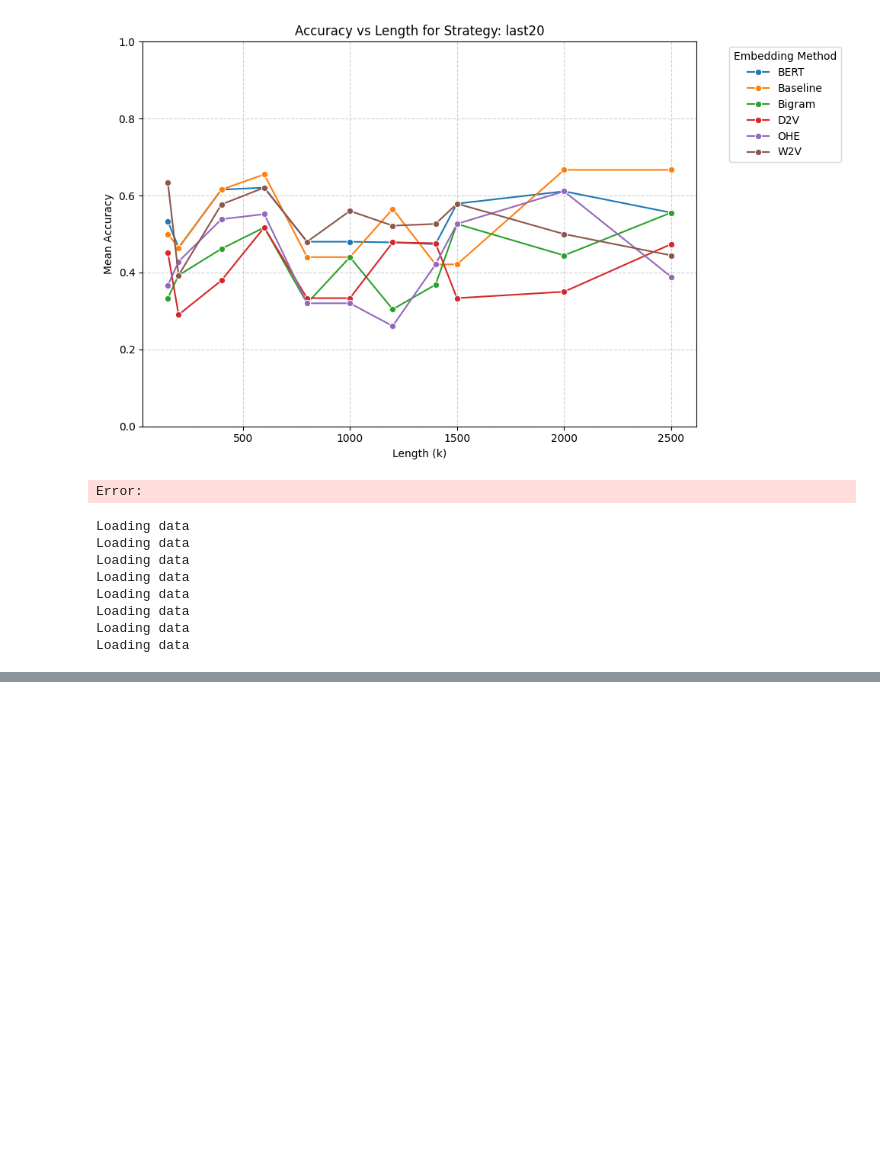
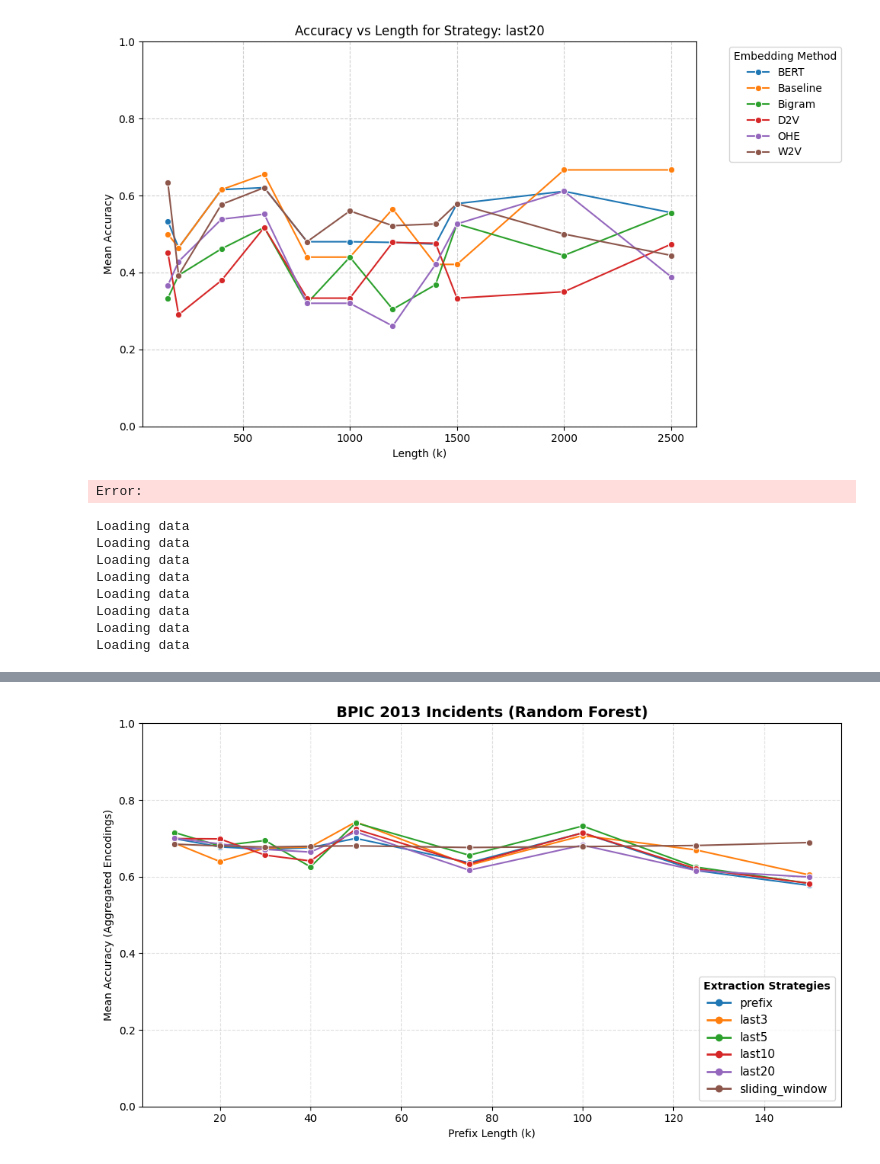
Before and after one commit to GijsCK/Resource-Centric-NAP, a Jupyter notebook: data_analysis.ipynb, the cells around one changed output, grey strips where cells are left out. Saved outputs shown, nothing was run; the diff lists cells and outputs as text; code cells hidden in the pictures; blank space fills up the shorter version.

```diff
--- a/data_analysis.ipynb
+++ b/data_analysis.ipynb
@@ -498,58 +486,58 @@ plt.show()
 # %%
 import pandas as pd
 import matplotlib.pyplot as plt
 import seaborn as sns
+from matplotlib.lines import Line2D
 
-# 1. Setup
-# Assuming dfs and df_names are already defined as in previous steps
-encodings = ['Baseline', 'OHE', 'Bigram', 'W2V', 'D2V', 'BERT', 'ACF']
-all_data = []
+# 1. Configuration
+strategy_order = ['prefix', 'last3', 'last5', 'last10', 'last20', 'sliding_window']
+strategy_colors = sns.color_palette("tab10", len(strategy_order))
+strat_color_map = dict(zip(strategy_order, strategy_colors))
 
-for i, df in enumerate(dfs):
-    # Standardize data
-    df['accuracy'] = df['accuracy'].apply(lambda x: x/1000 if x > 1 else x)
-    df_filtered = df[df['method'].isin(encodings)].copy()
+# 2. Setup single figure
+fig, ax = plt.subplots(figsize=(10, 6))
 
-    # Aggregate Mean Accuracy and Mean Grid Search Time per encoding
-    stats = df_filtered.groupby('method', observed=False).agg({
-        'accuracy': 'mean',
-        'grid_search_time': 'mean'
-    }).reset_index()
+df_plot = df1rf.copy()
+df_plot['accuracy'] = df_plot['accuracy'].apply(lambda x: x/1000 if x > 1 else x)
 
-    stats['Dataset'] = df_names[i]
-    all_data.append(stats)
+df_filtered = df_plot[df_plot['strategy'].isin(strategy_order)]
+plot_data = df_filtered.groupby(['length_or_k', 'strategy'])['accuracy'].mean().reset_index()
 
-# Combine everything
-df_plot = pd.concat(all_data)
-
-# 2. Plotting
-plt.figure(figsize=(12, 7))
-sns.set_style("whitegrid")
-
-# Create the scatter plot
-# We use 'hue' for the encoding method and 'style' or 'size' for the Dataset
-scatter = sns.scatterplot(
-    data=df_plot,
-    x='grid_search_time',
+sns.lineplot(
+    data=plot_data,
+    x='length_or_k',
     y='accuracy',
-    hue='method',
-    style='Dataset',
-    s=200,      # Point size
-    alpha=0.7,  # Transparency for overlapping points
-    palette='viridis'
+    hue='strategy',
+    hue_order=strategy_order,
+    palette=strat_color_map,
+    marker='o',
+    ax=ax,
+    legend=True
 )
 
-# 3. Aesthetics
-plt.title('Trade-off: Accuracy vs. Computational Overhead (Grid Search Time)', fontsize=15)
-plt.xlabel('Mean Grid Search Time (seconds)', fontsize=12)
-plt.ylabel('Mean Accuracy', fontsize=12)
-plt.ylim(0, 1)
+# 3. Styling
+ax.set_title("BPIC 2013 Incidents (Random Forest)", fontsize=14, fontweight='bold')
+ax.set_ylabel('Mean Accuracy (Aggregated Encodings)')
+ax.set_xlabel('Prefix Length (k)')
+ax.grid(True, linestyle='--', alpha=0.4)
+ax.set_ylim(0.0, 1.0)
 
-# Place legend outside for clarity
-plt.legend(bbox_to_anchor=(1.05, 1), loc='upper left', borderaxespad=0.)
-
-# Optional: Log scale if your times vary massively (e.g., OHE vs BERT)
-# plt.xscale('log')
+# 4. Legend inside the plot
+legend_elements = [
+    Line2D([0], [0], color=strat_color_map[strat], lw=2, marker='o', label=strat)
+    for strat in strategy_order
+]
+ax.legend(
+    handles=legend_elements,
+    title='Extraction Strategies',
+    title_fontproperties={'weight': 'bold'},
+    loc='lower right',
+    frameon=True,
+    fontsize=11
+)
 
 plt.tight_layout()
+plt.savefig("plots/kelly/strategy_lineplot_bpic2013_rf.png", dpi=300)
 plt.show()
+# %% [output]
+[figure, added]
```
Also changed, not shown: parts of 6 cells of this notebook, 13 other files.
